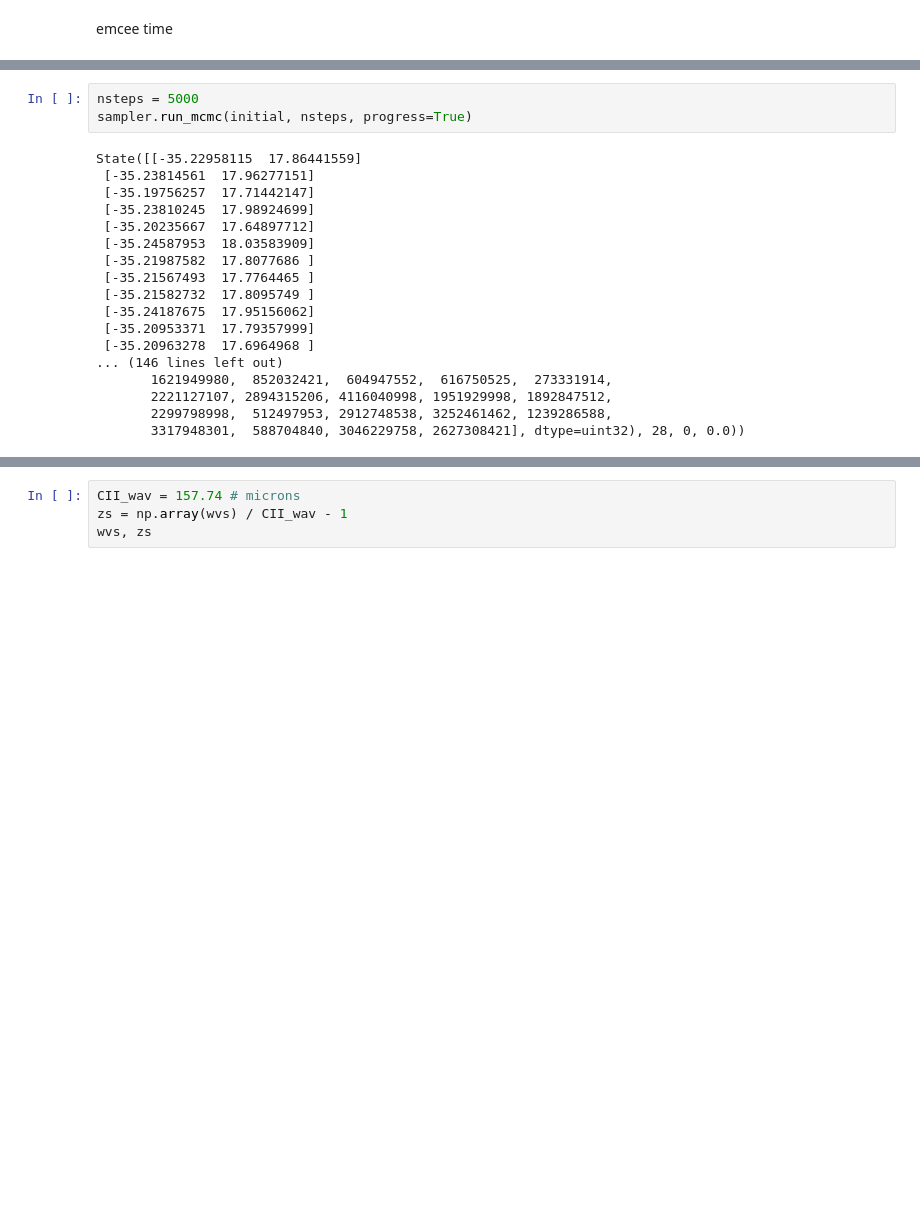
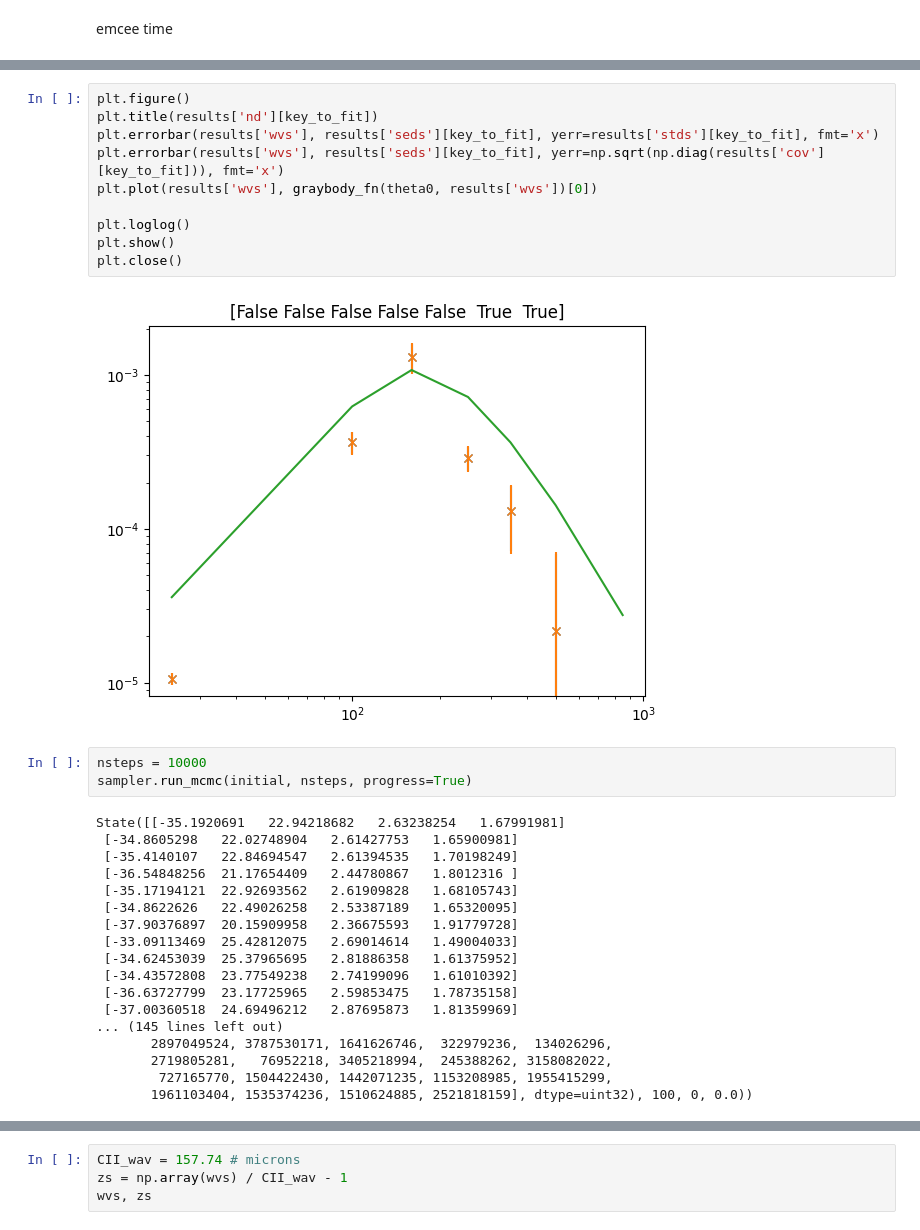
Before and after one commit to shubhagrawal30/LIM_archival, a Jupyter notebook: notebooks/residuals.ipynb, the cells around one changed output, grey strips where cells are left out. Drawn from its saved outputs; the diff is of its cells as text; blank space fills up the shorter version.

```diff
--- a/notebooks/residuals.ipynb
+++ b/notebooks/residuals.ipynb
@@ -163,21 +217,33 @@ sampler = emcee.EnsembleSampler(nwalkers, ndim, log_probability, args=(x, y, yer
+# %%
+plt.figure()
+plt.title(results['nd'][key_to_fit])
+plt.errorbar(results['wvs'], results['seds'][key_to_fit], yerr=results['stds'][key_to_fit], fmt='x')
+plt.errorbar(results['wvs'], results['seds'][key_to_fit], yerr=np.sqrt(np.diag(results['cov'][key_to_fit])), fmt='x')
+plt.plot(results['wvs'], graybody_fn(theta0, results['wvs'])[0])
+
+plt.loglog()
+plt.show()
+plt.close()
+# %% [output]
+[figure, added]
 # %%
-nsteps = 5000
+nsteps = 10000
 sampler.run_mcmc(initial, nsteps, progress=True)
 # %% [output]
-State([[-35.22958115  17.86441559]
- [-35.23814561  17.96277151]
- [-35.19756257  17.71442147]
- [-35.23810245  17.98924699]
- [-35.20235667  17.64897712]
- [-35.24587953  18.03583909]
- [-35.21987582  17.8077686 ]
- [-35.21567493  17.7764465 ]
- [-35.21582732  17.8095749 ]
- [-35.24187675  17.95156062]
- [-35.20953371  17.79357999]
- [-35.20963278  17.6964968 ]
-... (146 lines left out)
-       1621949980,  852032421,  604947552,  616750525,  273331914,
-       2221127107, 2894315206, 4116040998, 1951929998, 1892847512,
-       2299798998,  512497953, 2912748538, 3252461462, 1239286588,
-       3317948301,  588704840, 3046229758, 2627308421], dtype=uint32), 28, 0, 0.0))
+State([[-35.1920691   22.94218682   2.63238254   1.67991981]
+ [-34.8605298   22.02748904   2.61427753   1.65900981]
+ [-35.4140107   22.84694547   2.61394535   1.70198249]
+ [-36.54848256  21.17654409   2.44780867   1.8012316 ]
+ [-35.17194121  22.92693562   2.61909828   1.68105743]
+ [-34.8622626   22.49026258   2.53387189   1.65320095]
+ [-37.90376897  20.15909958   2.36675593   1.91779728]
+ [-33.09113469  25.42812075   2.69014614   1.49004033]
+ [-34.62453039  25.37965695   2.81886358   1.61375952]
+ [-34.43572808  23.77549238   2.74199096   1.61010392]
+ [-36.63727799  23.17725965   2.59853475   1.78735158]
+ [-37.00360518  24.69496212   2.87695873   1.81359969]
+... (145 lines left out)
+       2897049524, 3787530171, 1641626746,  322979236,  134026296,
+       2719805281,   76952218, 3405218994,  245388262, 3158082022,
+        727165770, 1504422430, 1442071235, 1153208985, 1955415299,
+       1961103404, 1535374236, 1510624885, 2521818159], dtype=uint32), 100, 0, 0.0))
```
Also changed, not shown: parts of 24 cells of this notebook, 11 other files.
